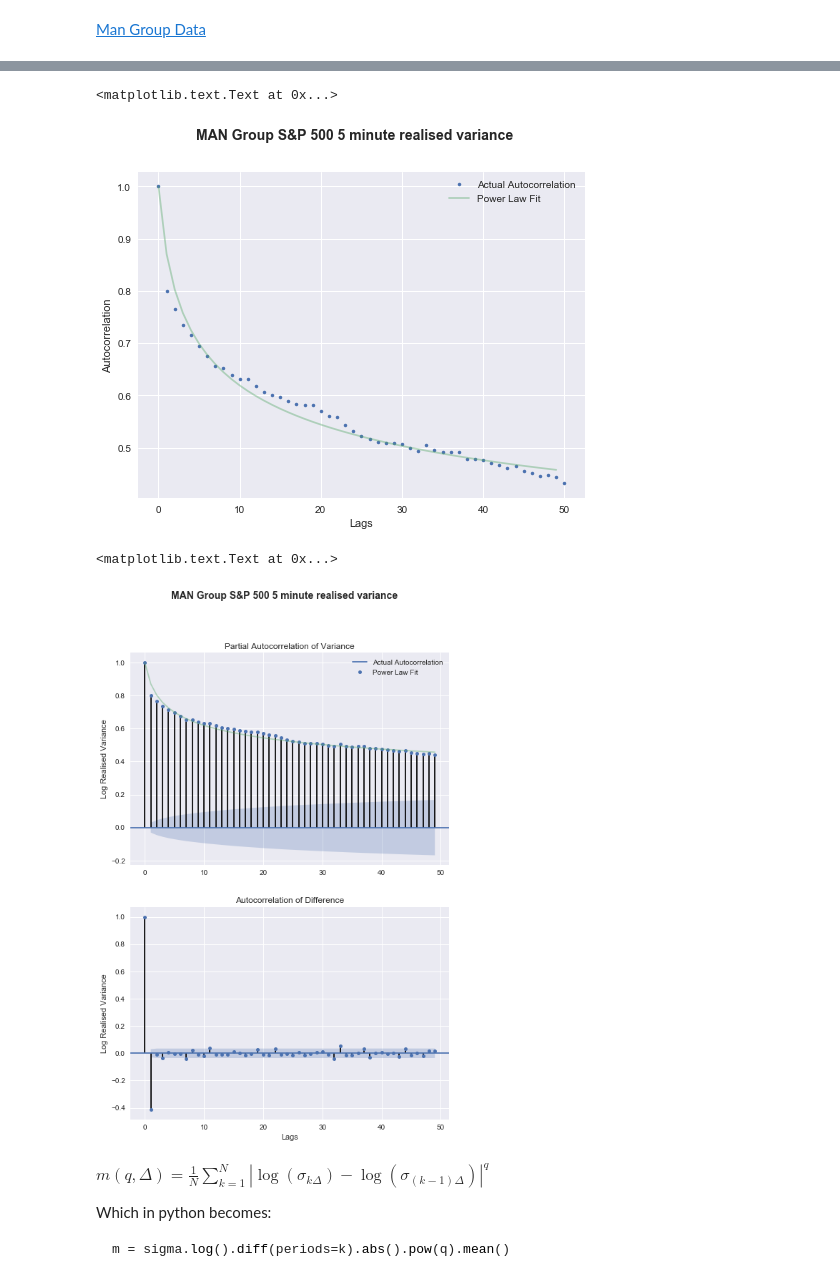
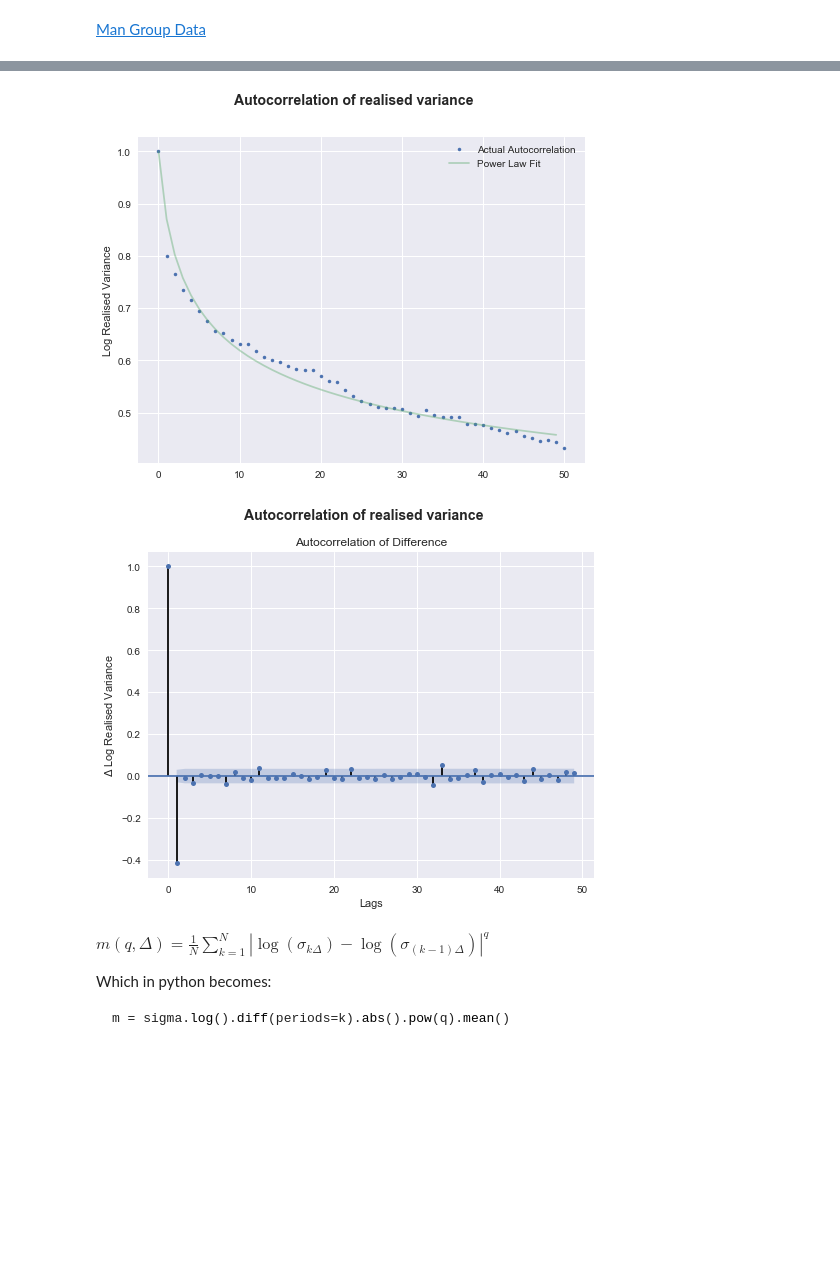
Before and after one commit to ef4s/RoughVol, a Jupyter notebook: Untitled.ipynb, the cells around one changed output, grey strips where cells are left out. Saved outputs shown, nothing was run; the diff lists cells and outputs as text; code cells hidden in the pictures; blank space fills up the shorter version.

Commit message:
Added powerpoint

```diff
--- a/Untitled.ipynb
+++ b/Untitled.ipynb
@@ -63,40 +66,30 @@ a = acf(man_log_var, nlags=50)
 # %%
 fig = plt.figure(figsize=(8, 6))
-fig.suptitle('MAN Group S&P 500 5 minute realised variance', fontsize=14, fontweight='bold')
+fig.suptitle('Autocorrelation of realised variance', fontsize=14, fontweight='bold')
 
 ax = fig.add_subplot(111)
-
-plt.plot(a, '.')
-p = 0.2
+# plot_acf(man_log_var, lags=list(range(50)), ax=ax, use_vlines=False, )
+plt.plot(acf(man_log_var, nlags=50), '.')
 plt.plot([1/n ** p for n in range(1, 51)], alpha=0.4)
 plt.legend(['Actual Autocorrelation', 'Power Law Fit'])
-
-ax.set_ylabel('Autocorrelation')
-ax.set_xlabel('Lags')
+ax.set_ylabel('Log Realised Variance')
+plt.savefig('autocorrel')
+# ax.set_title('Autocorrelation of Variance')
 # %% [output]
-<matplotlib.text.Text at 0x...>
-[figure, old version]
+[figure, new version]
 # %%
-fig = plt.figure(figsize=(8, 12))
-fig.suptitle('MAN Group S&P 500 5 minute realised variance', fontsize=14, fontweight='bold')
+fig = plt.figure(figsize=(8, 6))
+fig.suptitle('Autocorrelation of realised variance', fontsize=14, fontweight='bold')
 
-ax = fig.add_subplot(211)
-plot_acf(man_log_var, lags=list(range(50)), ax=ax)
-plt.plot([1/n ** p for n in range(1, 51)], alpha=0.4)
-plt.legend(['Actual Autocorrelation', 'Power Law Fit'])
-
-ax.set_title('Partial Autocorrelation of Variance')
-
-ax2 = fig.add_subplot(212)
-plot_acf(man_log_var.diff().dropna(), lags=list(range(50)), ax=ax2)
+ax2 = fig.add_subplot(111)
+plot_acf(man_log_var.diff().dropna(), lags=list(range(50)), ax=ax2, use_vlines=True)
 ax2.set_title('Autocorrelation of Difference')
 
-ax.set_ylabel('Log Realised Variance')
-ax2.set_ylabel('Log Realised Variance')
+ax2.set_ylabel('$\Delta$ Log Realised Variance')
 ax2.set_xlabel('Lags')
+plt.savefig('autocorrel_diff')
 # %% [output]
-<matplotlib.text.Text at 0x...>
-[figure, old version]
+[figure, new version]
 # %% [markdown]
 $m(q, \Delta)=\frac{1}{N}\sum_{k=1}^N |{\log(\sigma_{k\Delta}) - \log(\sigma_{(k-1)\Delta})}|^q$
 
```
Also changed, not shown: parts of 12 cells of this notebook, 1 other file.
